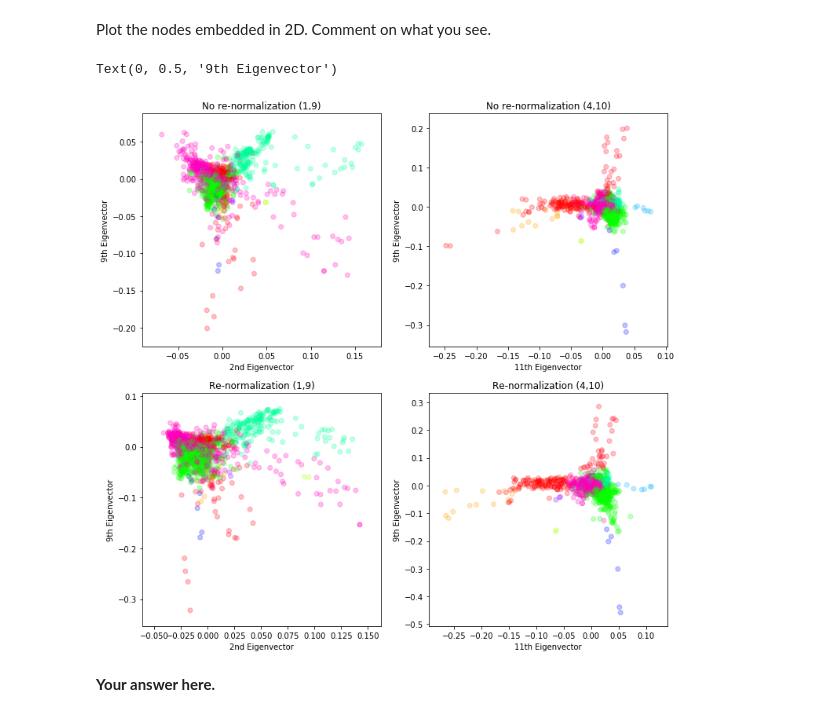
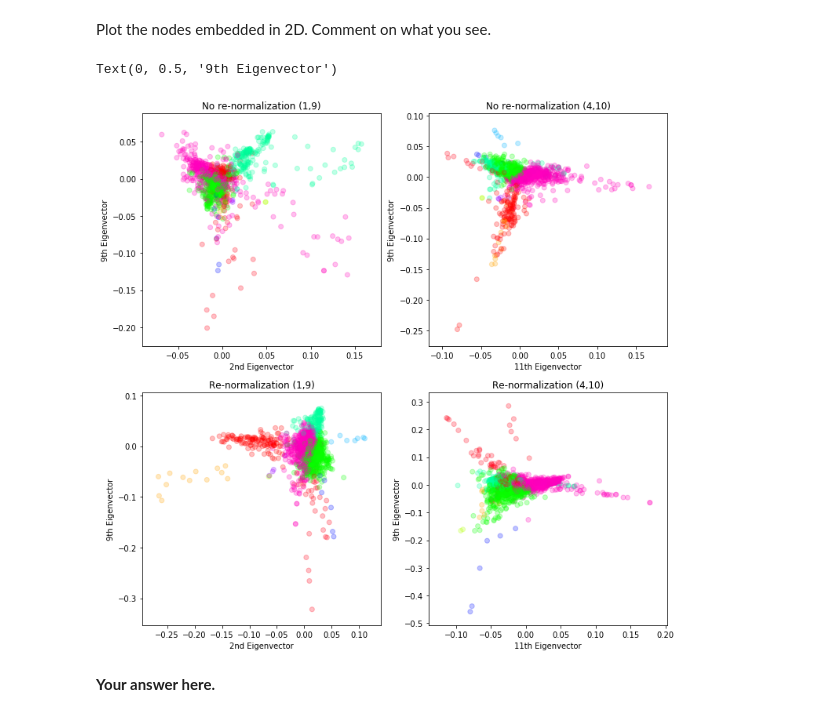
Before and after one commit to vndk36/Project_ntds2018, a Jupyter notebook: Milestone_3/3_spectral_graph_theory_coffee.ipynb, the cells around one changed output. Saved outputs shown, nothing was run; the diff lists cells and outputs as text; code cells hidden in the pictures.

```diff
--- a/Milestone_3/3_spectral_graph_theory_coffee.ipynb
+++ b/Milestone_3/3_spectral_graph_theory_coffee.ipynb
@@ -386,40 +386,40 @@ plt.figure(figsize=(12,12))
 
 x1= eigenvectors_s[:,1]
 y1= eigenvectors_s[:,9]
-x2= eigenvectors_s[:,4]
-y2= eigenvectors_s[:,10]
+x2= eigenvectors_s[:,3]
+y2= eigenvectors_s[:,4]
 
 plt.subplot(2,2,1)
 plt.scatter(x1, y1, alpha=0.25, c=K_means.labels_, cmap='hsv');
 plt.title("No re-normalization (1,9)")
 plt.xlabel("2nd Eigenvector")
 plt.ylabel("9th Eigenvector")
 
 plt.subplot(2,2,2)
 plt.scatter(x2, y2, alpha=0.25, c=K_means.labels_, cmap='hsv');
 plt.title("No re-normalization (4,10)")
 plt.xlabel("11th Eigenvector")
 plt.ylabel("9th Eigenvector")
 
-x1= eigenV[:,1]
+x1= eigenV[:,4]
 y1= eigenV[:,9]
-x2= eigenV[:,4]
+x2= eigenV[:,3]
 y2= eigenV[:,10]
 
 plt.subplot(2,2,3)
 plt.scatter(x1, y1, alpha=0.25, c=K_means.labels_, cmap='hsv');
 plt.title("Re-normalization (1,9)")
 plt.xlabel("2nd Eigenvector")
 plt.ylabel("9th Eigenvector")
 
 plt.subplot(2,2,4)
 plt.scatter(x2, y2, alpha=0.25, c=K_means.labels_, cmap='hsv');
 plt.title("Re-normalization (4,10)")
 plt.xlabel("11th Eigenvector")
 plt.ylabel("9th Eigenvector")
 # %% [output]
 Text(0, 0.5, '9th Eigenvector')
-[figure, old version]
+[figure, new version]
 # %% [markdown]
 **Your answer here.**
 # %% [markdown]
```
Also changed, not shown: parts of 2 cells of this notebook, 2 other files.
